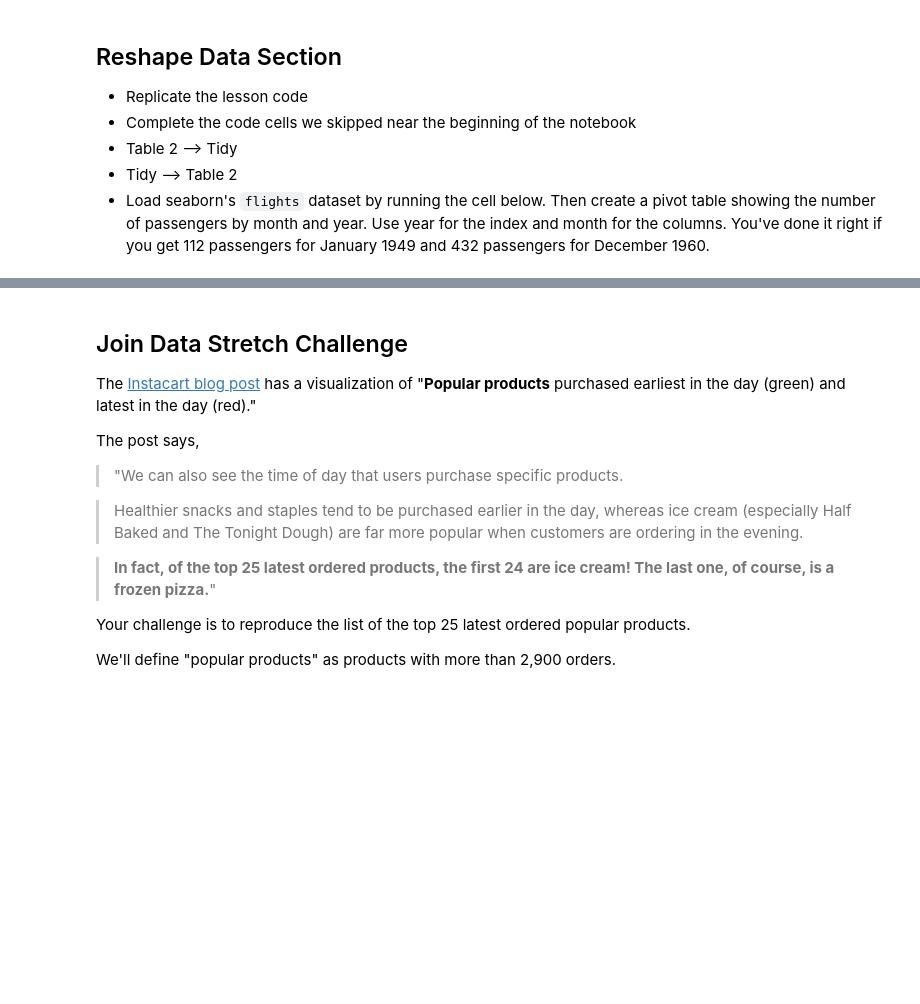
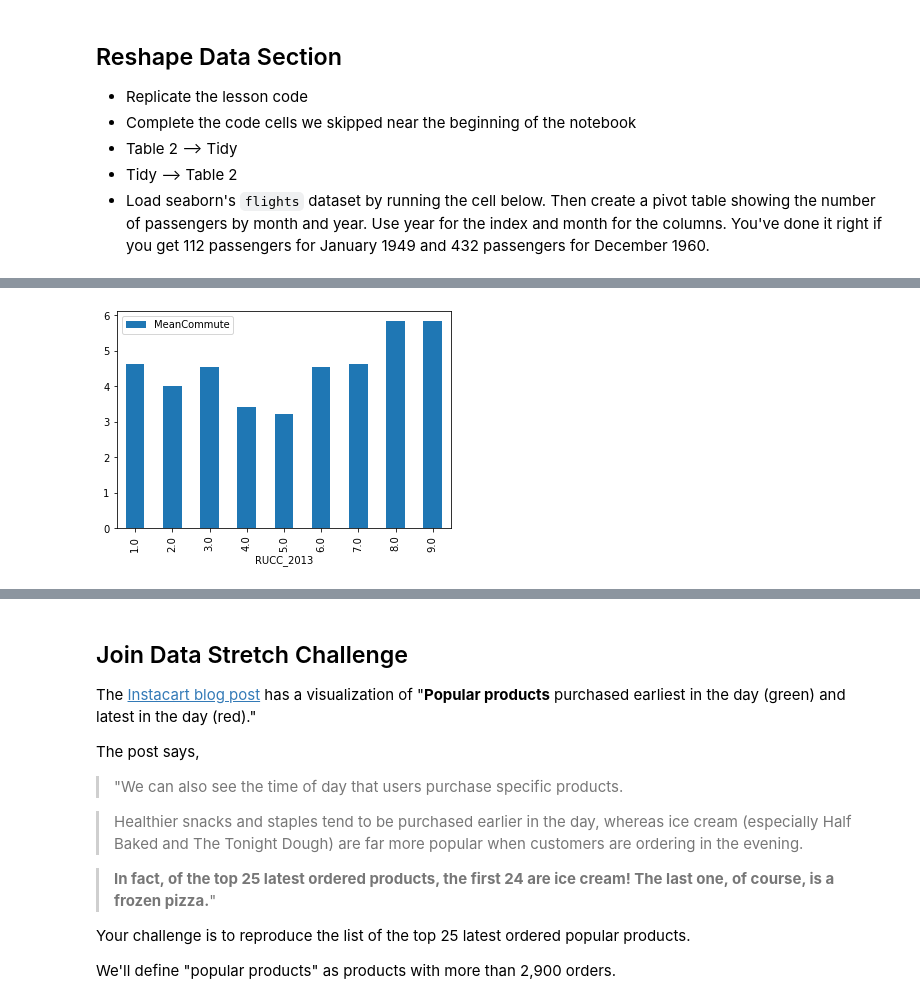
Before and after one commit to gomlfx/CodeSearchNet, a Jupyter notebook: LS_DS_113_Join_and_Reshape_Data_Assignment_Mike_Smith.ipynb, the cells around one changed output, grey strips where cells are left out. Saved outputs shown, nothing was run; the diff lists cells and outputs as text; code cells hidden in the pictures; blank space fills up the shorter version.

```diff
--- a/LS_DS_113_Join_and_Reshape_Data_Assignment_Mike_Smith.ipynb
+++ b/LS_DS_113_Join_and_Reshape_Data_Assignment_Mike_Smith.ipynb
@@ -334,0 +684,5 @@ NameError: ignored
+# %%
+#let's add some data from USDA
+source2='https://github.com/austinlasseter/dash-virginia-counties/blob/master/resources/ruralurbancodes2013.xls?raw=true'
+usda=pd.read_excel(source2)
+usda
@@ -334,0 +718,3 @@ NameError: ignored
+# %%
+usda=usda[['FIPS','RUCC_2013']]
+usda.head(3)
@@ -334,0 +743,4 @@ NameError: ignored
+# %%
+#merge  with census data
+metro_commute=pd.merge(commute,usda,how='left',left_on='CountyId',right_on='FIPS')
+metro_commute.sample(3)
@@ -334,0 +762,4 @@ NameError: ignored
+# %%
+#compare means all in one blow
+drivetimes = metro_commute.groupby('RUCC_2013')[['MeanCommute']].std()
+drivetimes
@@ -334,0 +778,5 @@ NameError: ignored
+# %%
+#display the above using pandas plotting function
+drivetimes.plot(kind='bar');
+# %% [output]
+[figure, added]
```
Also changed, not shown: parts of 59 cells of this notebook.
